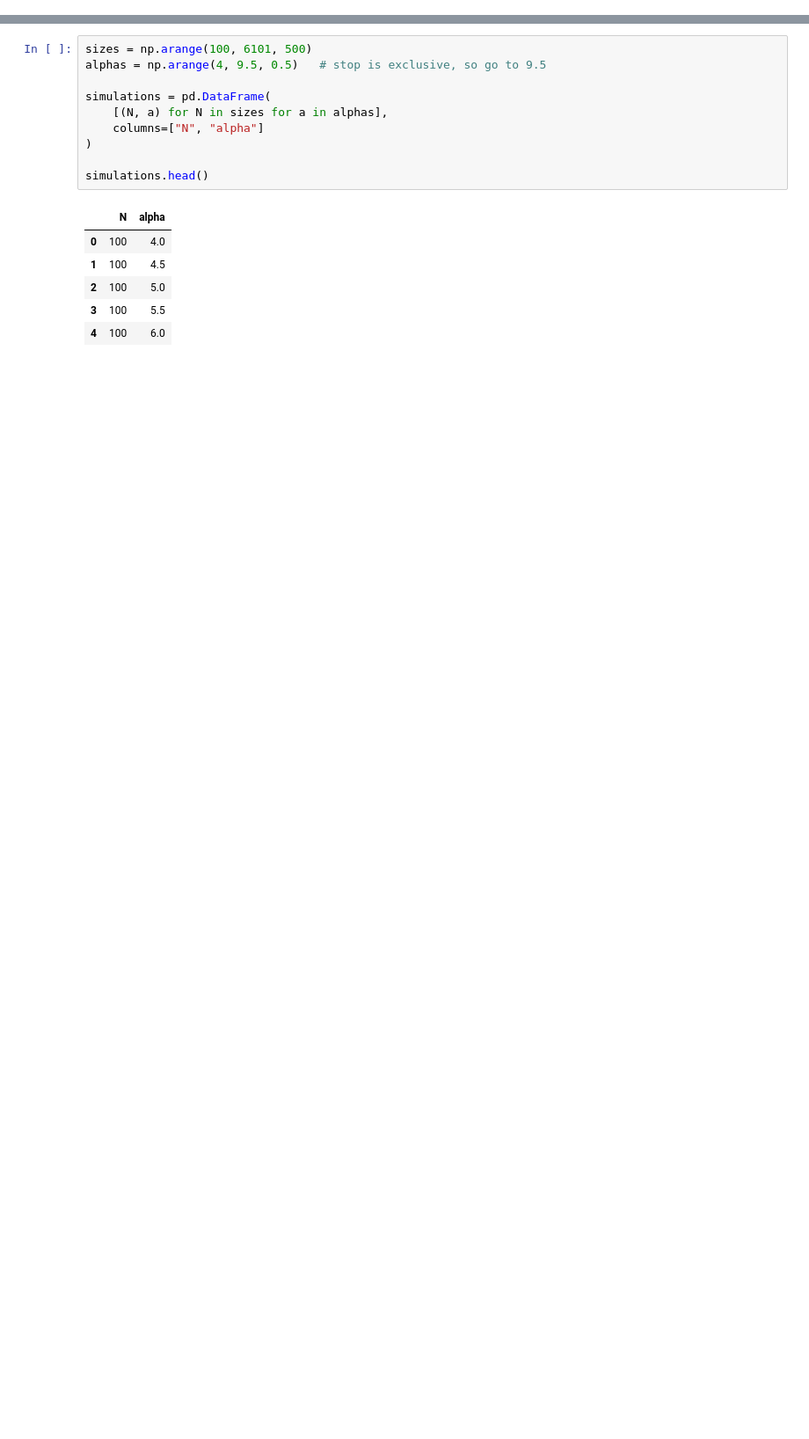
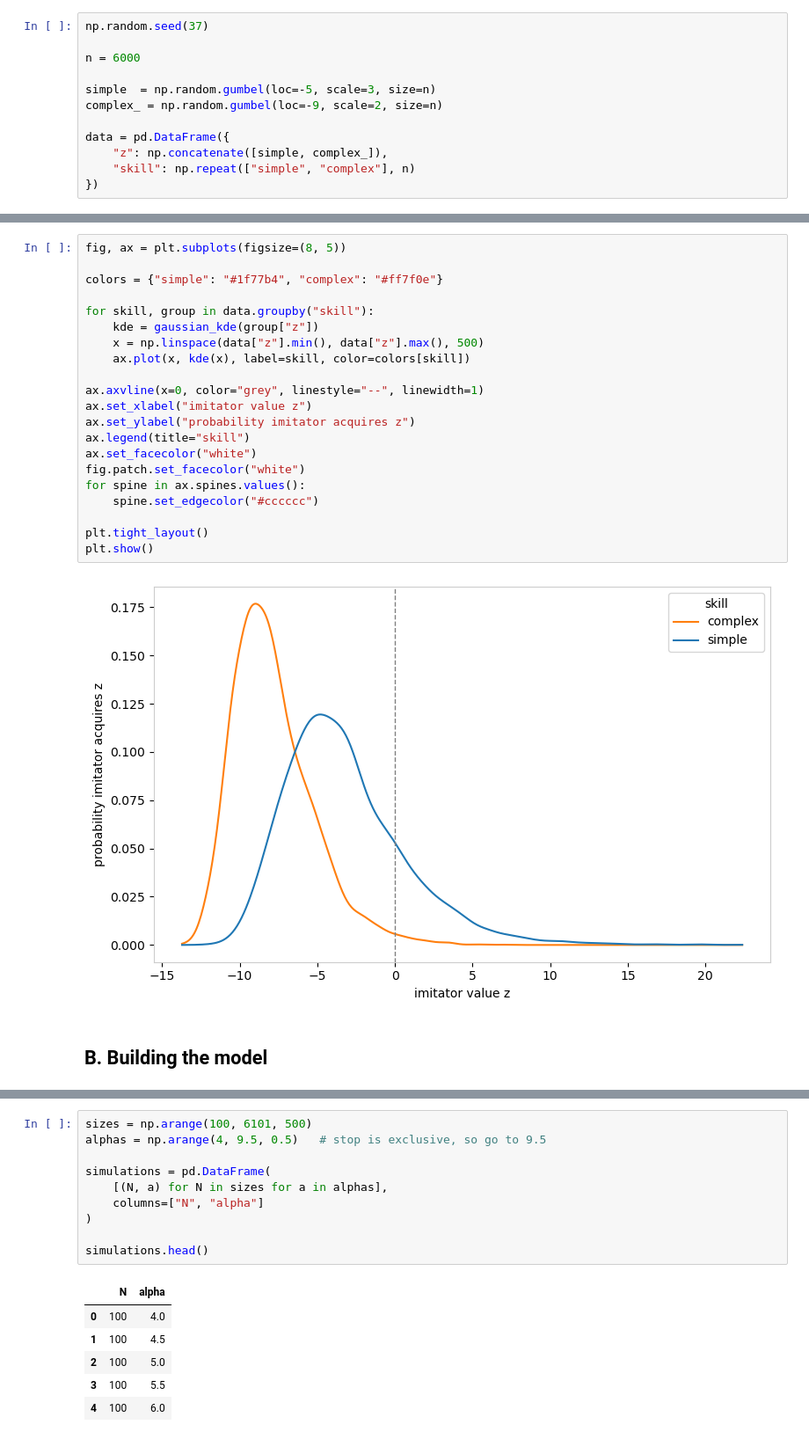
Before and after one commit to DrBlublu/methods_cultural_evolution_model_2026, a Jupyter notebook: TP02_Demography/TP02_Demography.ipynb, the cells around one changed output, grey strips where cells are left out. Shown at 88% size. Saved outputs shown, nothing was run; the diff lists cells and outputs as text; blank space fills up the shorter version.

```diff
--- a/TP02_Demography/TP02_Demography.ipynb
+++ b/TP02_Demography/TP02_Demography.ipynb
@@ -4,0 +18,12 @@ import matplotlib.pyplot as plt
+# %%
+np.random.seed(37)
+
+n = 6000
+
+simple  = np.random.gumbel(loc=-5, scale=3, size=n)
+complex_ = np.random.gumbel(loc=-9, scale=2, size=n)
+
+data = pd.DataFrame({
+    "z": np.concatenate([simple, complex_]),
+    "skill": np.repeat(["simple", "complex"], n)
+})
@@ -4,0 +36,25 @@ import matplotlib.pyplot as plt
+# %%
+fig, ax = plt.subplots(figsize=(8, 5))
+
+colors = {"simple": "#1f77b4", "complex": "#ff7f0e"}
+
+for skill, group in data.groupby("skill"):
+    kde = gaussian_kde(group["z"])
+    x = np.linspace(data["z"].min(), data["z"].max(), 500)
+    ax.plot(x, kde(x), label=skill, color=colors[skill])
+
+ax.axvline(x=0, color="grey", linestyle="--", linewidth=1)
+ax.set_xlabel("imitator value z")
+ax.set_ylabel("probability imitator acquires z")
+ax.legend(title="skill")
+ax.set_facecolor("white")
+fig.patch.set_facecolor("white")
+for spine in ax.spines.values():
+    spine.set_edgecolor("#cccccc")
+
+plt.tight_layout()
+plt.show()
+# %% [output]
+[figure, added]
+# %% [markdown]
+## B. Building the model
```
Also changed, not shown: parts of 67 cells of this notebook, 5 other files.
